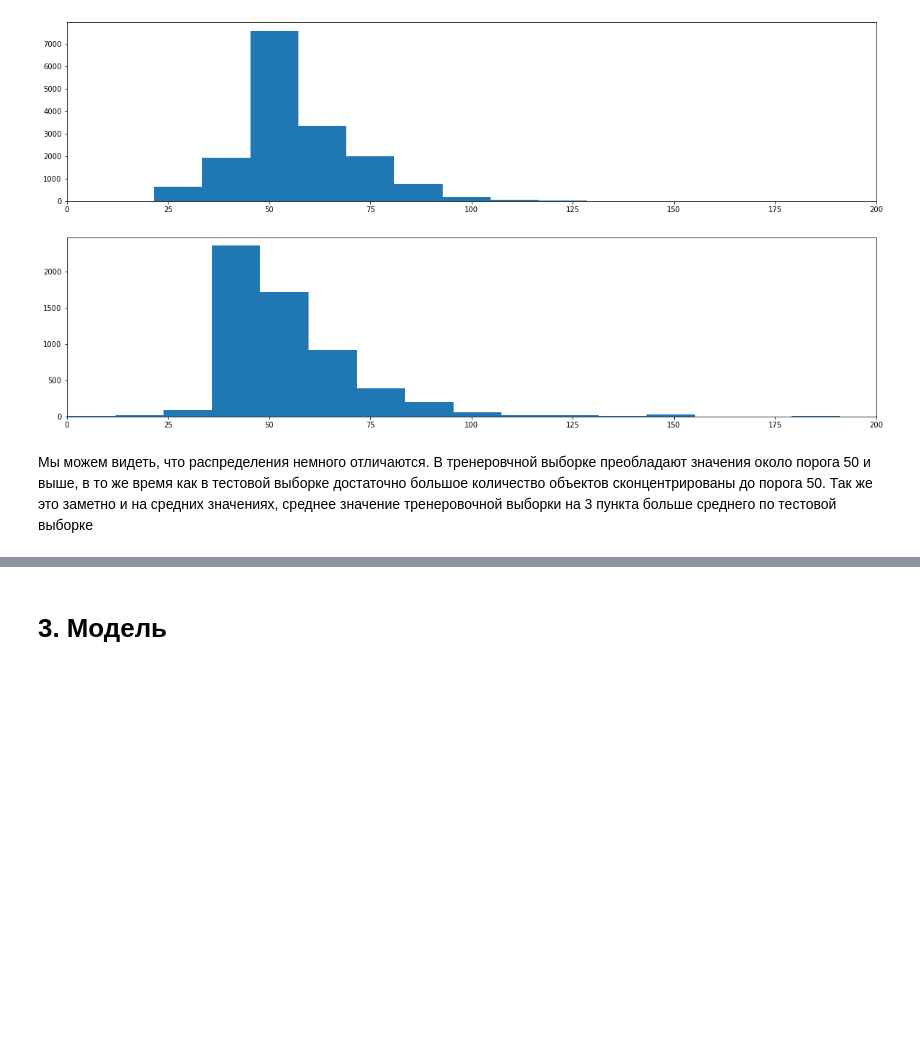
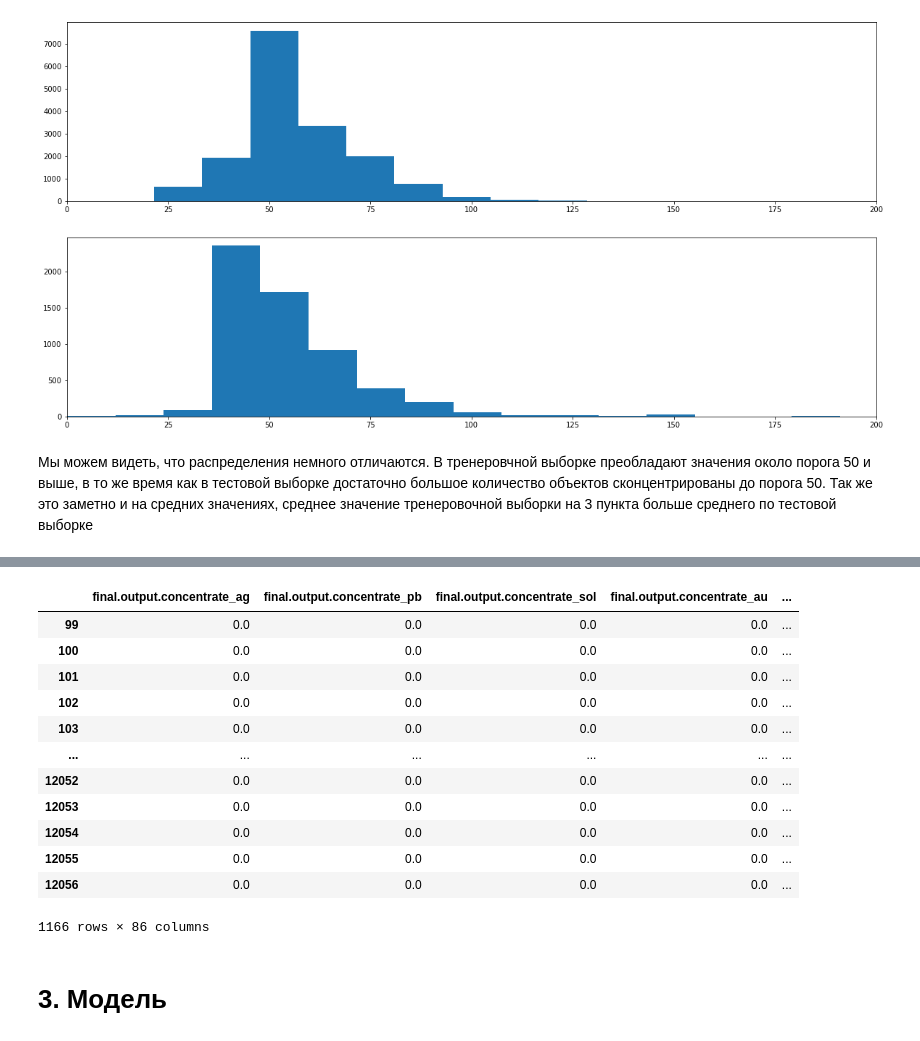
Before and after one commit to Stuksus/Gold-recovery, a Jupyter notebook: gold_recovery.ipynb, the cells around one changed output, grey strips where cells are left out. Saved outputs shown, nothing was run; the diff lists cells and outputs as text; code cells hidden in the pictures; blank space fills up the shorter version.

```diff
--- a/gold_recovery.ipynb
+++ b/gold_recovery.ipynb
@@ -237,0 +298,16 @@ ax[1].set_xlim(0,200)
+# %%
+without_nan[without_nan["rougher.input.feed_au"] == 0]
+# %% [output]
+|  | final.output.concentrate_ag | final.output.concentrate_pb | final.output.concentrate_sol | final.output.concentrate_au | ... |
+| 99 | 0.0 | 0.0 | 0.0 | 0.0 | ... |
+| 100 | 0.0 | 0.0 | 0.0 | 0.0 | ... |
+| 101 | 0.0 | 0.0 | 0.0 | 0.0 | ... |
+| 102 | 0.0 | 0.0 | 0.0 | 0.0 | ... |
+| 103 | 0.0 | 0.0 | 0.0 | 0.0 | ... |
+| ... | ... | ... | ... | ... | ... |
+| 12052 | 0.0 | 0.0 | 0.0 | 0.0 | ... |
+| 12053 | 0.0 | 0.0 | 0.0 | 0.0 | ... |
+| 12054 | 0.0 | 0.0 | 0.0 | 0.0 | ... |
+| 12055 | 0.0 | 0.0 | 0.0 | 0.0 | ... |
+| 12056 | 0.0 | 0.0 | 0.0 | 0.0 | ... |
+1166 rows × 86 columns
```
Also changed, not shown: parts of 8 cells of this notebook.
